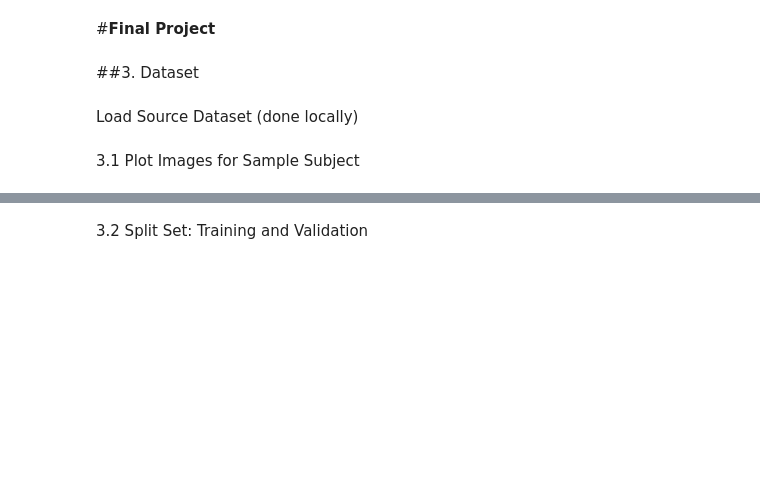
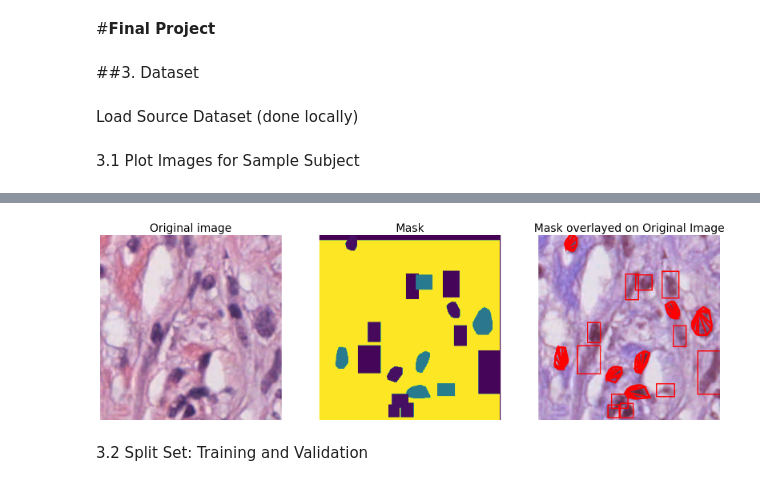
Before and after one commit to wangelam/ecse415Final, a Jupyter notebook: FinalProject.ipynb, the cells around one changed output, grey strips where cells are left out. Drawn from its saved outputs; the diff is of its cells as text; code cells hidden in the pictures; blank space fills up the shorter version.

```diff
--- a/FinalProject.ipynb
+++ b/FinalProject.ipynb
@@ -18,3 +19,6 @@ path ='/Users/angelawang/Downloads/QC'
+# %%
+path =os.path.join('.', 'QC')
+np.set_printoptions(threshold=sys.maxsize)
 # %%
 rgb_dir = os.path.join(path, "rgb")
 mask_dir = os.path.join(path, "mask")
@@ -72,3 +130,12 @@ plot_sample_subject(sample_image_path,sample_mask_path )
+# %%
+subject_id = "TCGA-A1-A0SP-DX1_id-5ea4095addda5f8398977ebc_left-7053_top-53967_bottom-54231_right-7311"
+
+sample_image_path = os.path.join(rgb_dir, subject_id)
+sample_mask_path = os.path.join(mask_dir, subject_id)
+
+plot_sample(subject_id, sample_image_path, sample_mask_path)
+# %% [output]
+[figure, added]
 # %% [markdown]
 3.2 Split Set: Training and Validation
 # %%
```
Also changed, not shown: parts of 5 cells of this notebook.
